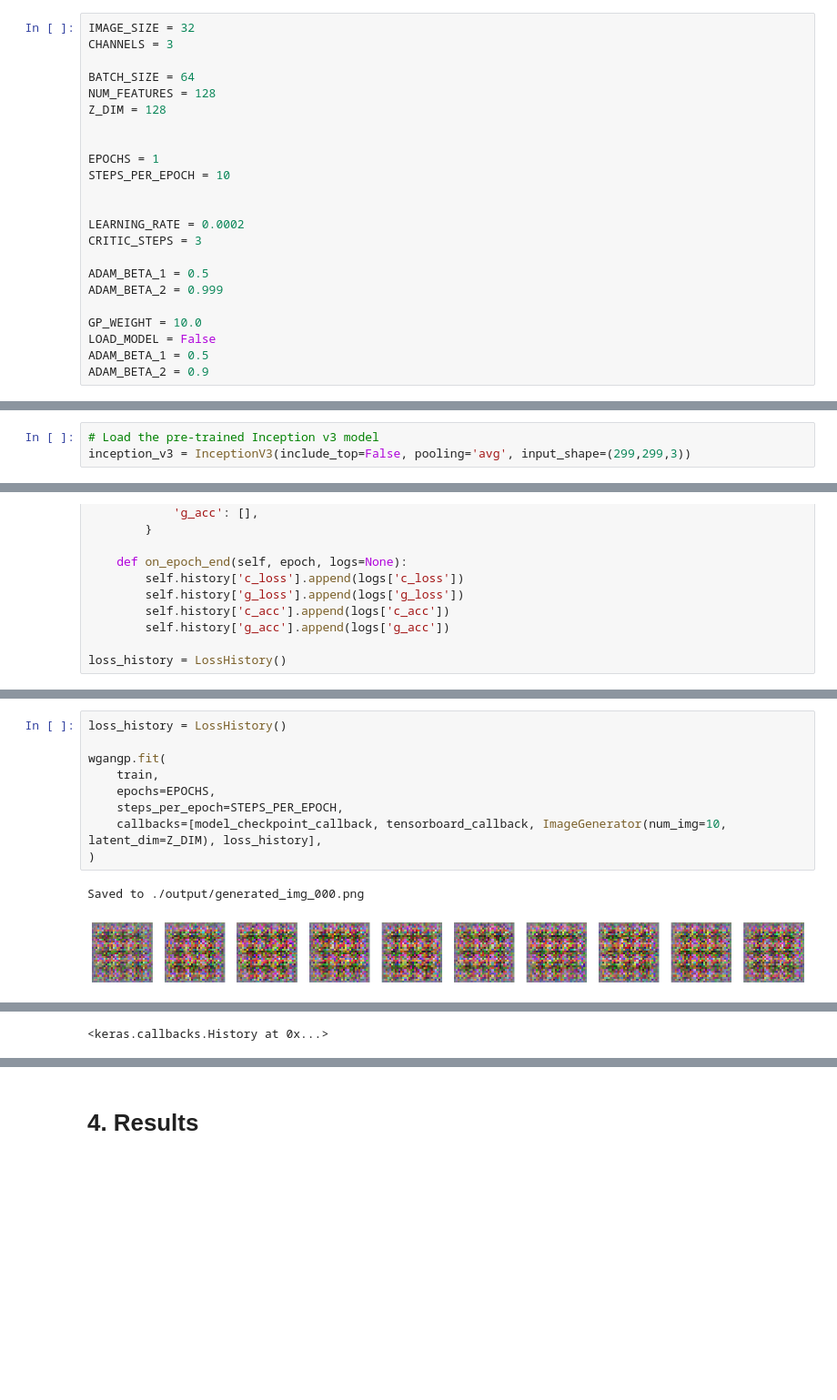
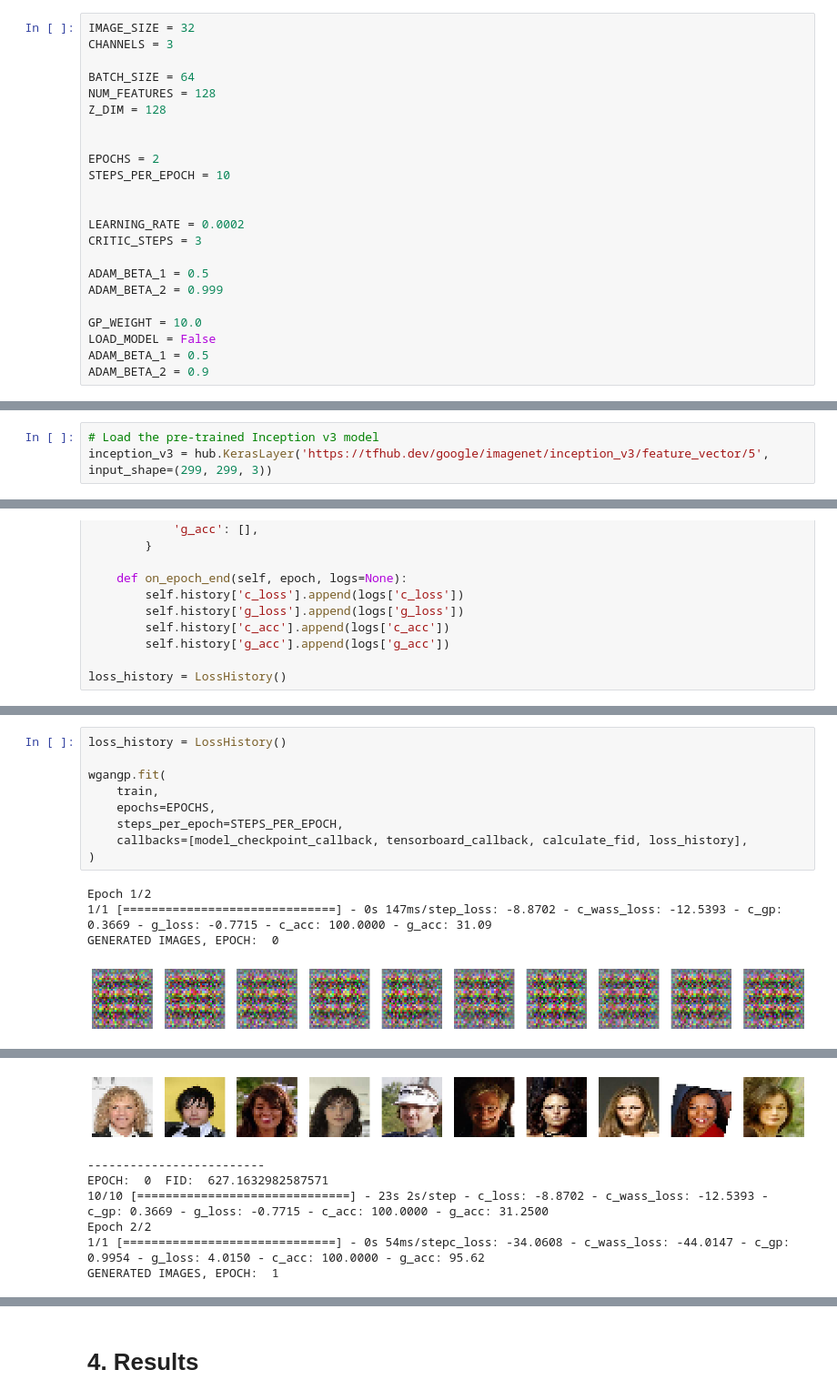
Before and after one commit to Dunque/DL-P3, a Jupyter notebook: WGAN_GP.ipynb, the cells around one changed output, grey strips where cells are left out. Shown at 91% size. Cells and saved outputs as stored; diff of their text form; blank space fills up the shorter version.

```diff
--- a/WGAN_GP.ipynb
+++ b/WGAN_GP.ipynb
@@ -34,7 +40,7 @@ NUM_FEATURES = 128
 Z_DIM = 128
 
 
-EPOCHS = 1
+EPOCHS = 2
 STEPS_PER_EPOCH = 10
 
 
@@ -72,6 +78,6 @@ To enable them in other operations, rebuild TensorFlow with the appropriate comp
 # %%
 # Load the pre-trained Inception v3 model
-inception_v3 = InceptionV3(include_top=False, pooling='avg', input_shape=(299,299,3))
+inception_v3 = hub.KerasLayer('https://tfhub.dev/google/imagenet/inception_v3/feature_vector/5', input_shape=(299, 299, 3))
 # %%
 # Preprocess the data
 def preprocess(img):
@@ -308,12 +394,14 @@ loss_history = LossHistory()
 # %%
 loss_history = LossHistory()
 
 wgangp.fit(
     train,
     epochs=EPOCHS,
     steps_per_epoch=STEPS_PER_EPOCH,
-    callbacks=[model_checkpoint_callback, tensorboard_callback, ImageGenerator(num_img=10, latent_dim=Z_DIM), loss_history],
+    callbacks=[model_checkpoint_callback, tensorboard_callback, calculate_fid, loss_history],
 )
 # %% [output]
-Saved to ./output/generated_img_000.png
+Epoch 1/2
+1/1 [==============================] - 0s 147ms/step_loss: -8.8702 - c_wass_loss: -12.5393 - c_gp: 0.3669 - g_loss: -0.7715 - c_acc: 100.0000 - g_acc: 31.09
+GENERATED IMAGES, EPOCH:  0
-[figure, old version]
+[figure, new version]
@@ -321 +409,7 @@ Saved to ./output/generated_img_000.png
+[figure, added]
-<keras.callbacks.History at 0x...>
+-------------------------
+EPOCH:  0  FID:  627.1632982587571
+10/10 [==============================] - 23s 2s/step - c_loss: -8.8702 - c_wass_loss: -12.5393 - c_gp: 0.3669 - g_loss: -0.7715 - c_acc: 100.0000 - g_acc: 31.2500
+Epoch 2/2
+1/1 [==============================] - 0s 54ms/stepc_loss: -34.0608 - c_wass_loss: -44.0147 - c_gp: 0.9954 - g_loss: 4.0150 - c_acc: 100.0000 - g_acc: 95.62
+GENERATED IMAGES, EPOCH:  1
```
Also changed, not shown: parts of 18 cells of this notebook, 56 other files.
